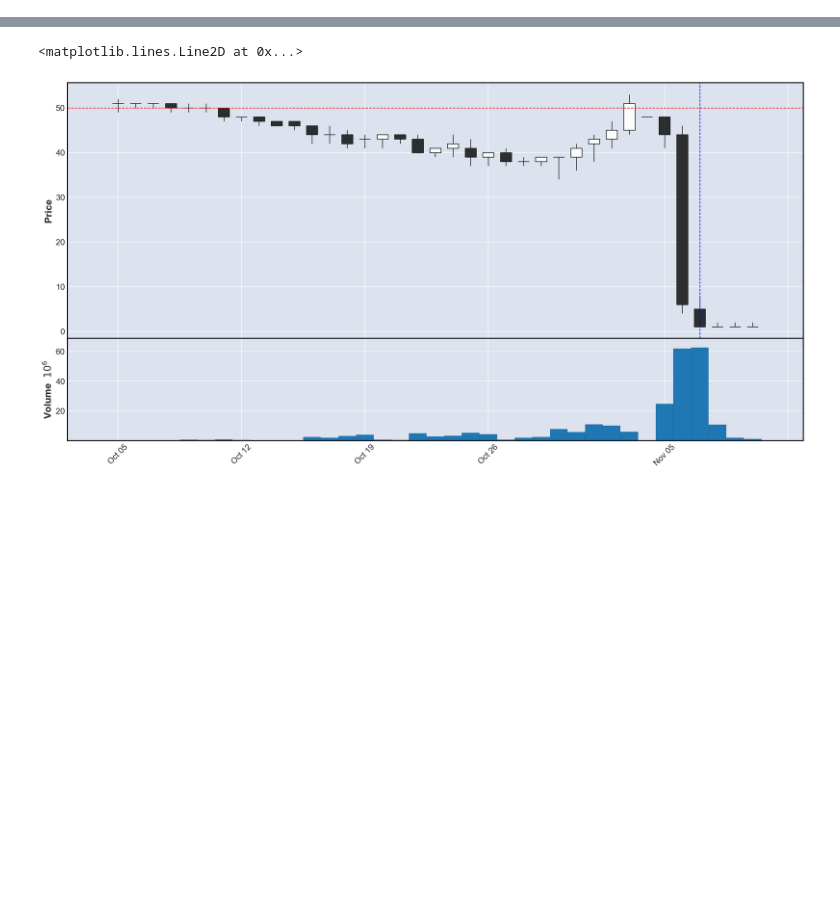
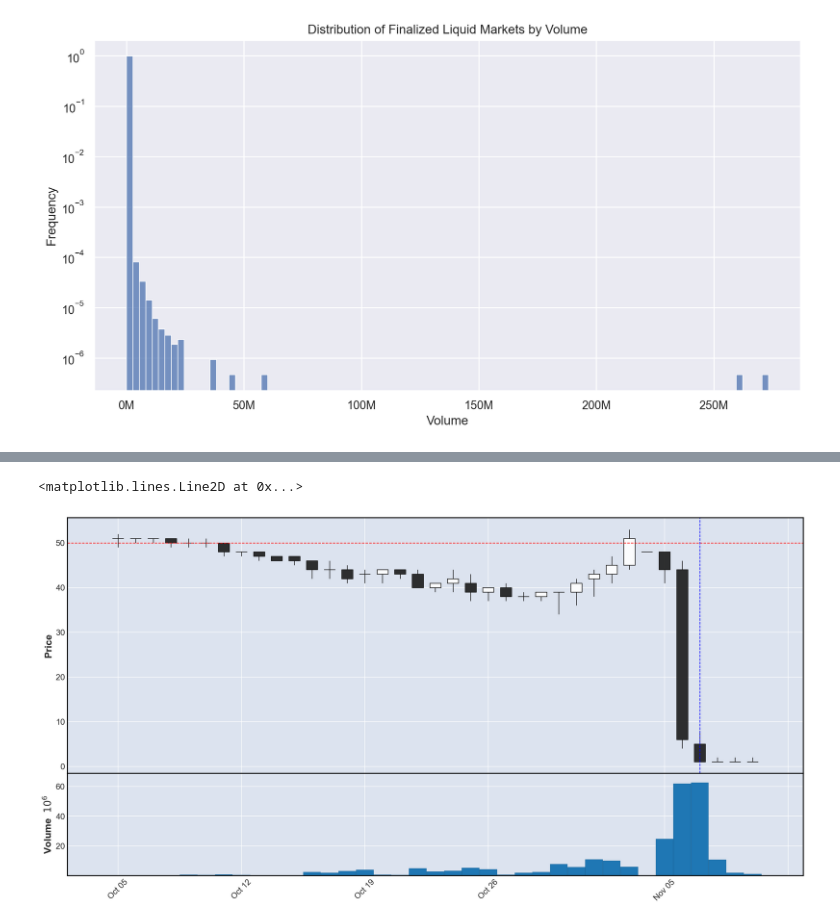
Before and after one commit to NiccoloComati/mykalshi, a Jupyter notebook: main.ipynb, the cells around one changed output, grey strips where cells are left out. Saved outputs shown, nothing was run; the diff lists cells and outputs as text; code cells hidden in the pictures; blank space fills up the shorter version.

```diff
--- a/main.ipynb
+++ b/main.ipynb
@@ -34,8 +34,11 @@ markets_df
 # %%
 plt.figure(figsize=(12, 6))
 sns.histplot(data=markets_df, x='volume', bins=100, kde=False, stat='proportion')
 plt.title('Distribution of Finalized Liquid Markets by Volume')
 plt.xlabel('Volume')
 plt.ylabel('Frequency')
 plt.yscale('log')
+plt.gca().xaxis.set_major_formatter(plt.FuncFormatter(lambda x, _: f'{int(x/1e6)}M'))
 plt.show()
+# %% [output]
+[figure, added]
```
Also changed, not shown: parts of 27 cells of this notebook, 4 other files.
